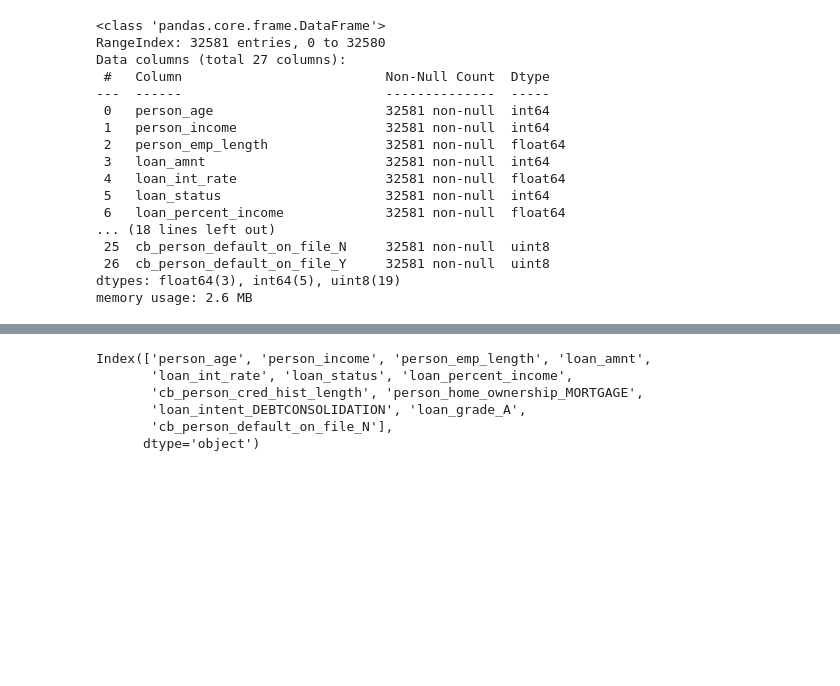
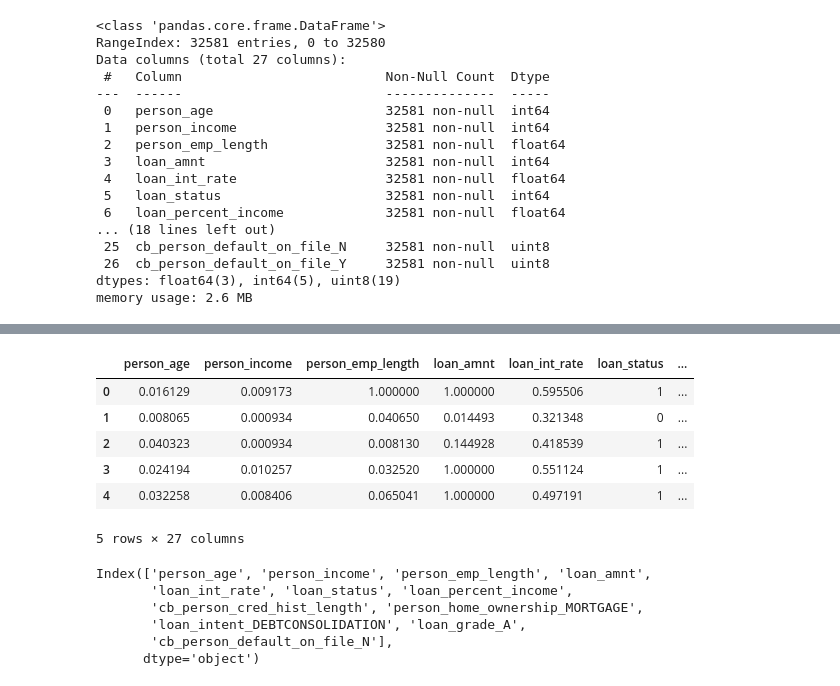
Before and after one commit to CMA-PRATIM/FINANCE, a Jupyter notebook: Credit_Risk_Analysis.ipynb, the cells around one changed output, grey strips where cells are left out. Drawn from its saved outputs; the diff is of its cells as text; code cells hidden in the pictures; blank space fills up the shorter version.

```diff
--- a/Credit_Risk_Analysis.ipynb
+++ b/Credit_Risk_Analysis.ipynb
@@ -376,3 +375,13 @@ plt.show()
+# %%
+df2.head()
+# %% [output]
+|  | person_age | person_income | person_emp_length | loan_amnt | loan_int_rate | loan_status | ... |
+| 0 | 0.016129 | 0.009173 | 1.000000 | 1.000000 | 0.595506 | 1 | ... |
+| 1 | 0.008065 | 0.000934 | 0.040650 | 0.014493 | 0.321348 | 0 | ... |
+| 2 | 0.040323 | 0.000934 | 0.008130 | 0.144928 | 0.418539 | 1 | ... |
+| 3 | 0.024194 | 0.010257 | 0.032520 | 1.000000 | 0.551124 | 1 | ... |
+| 4 | 0.032258 | 0.008406 | 0.065041 | 1.000000 | 0.497191 | 1 | ... |
+5 rows × 27 columns
 # %%
 from scipy.stats import chi2_contingency
 # %%
```
Also changed, not shown: parts of 17 cells of this notebook.
